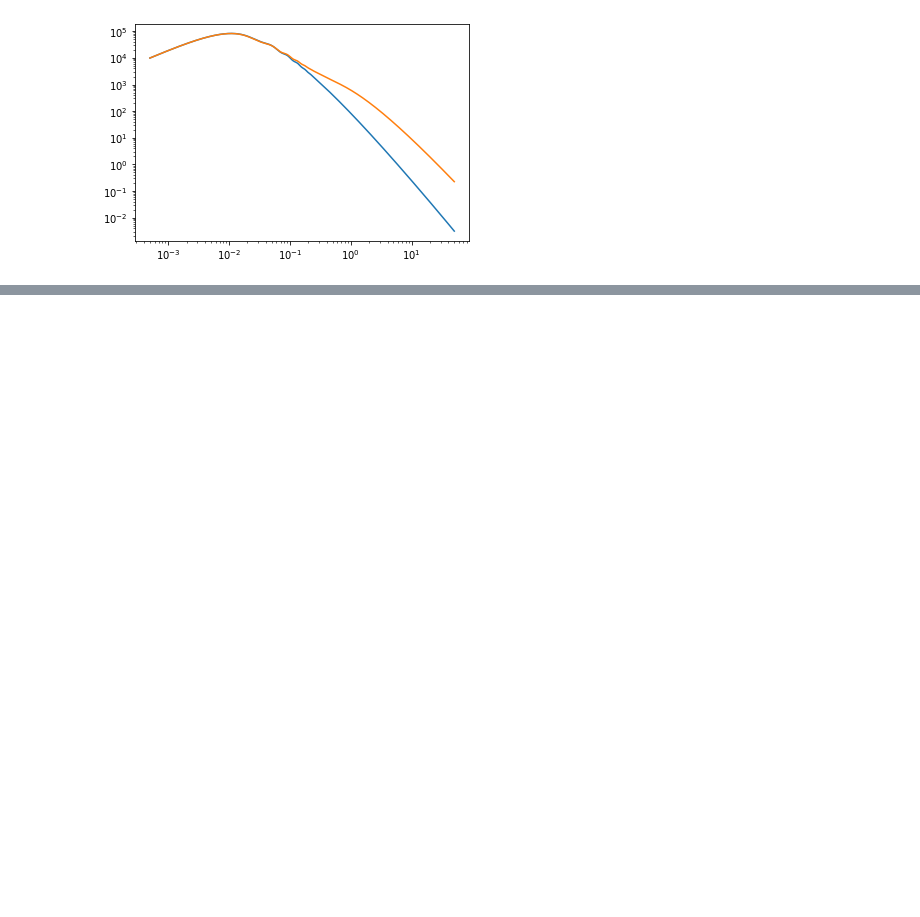
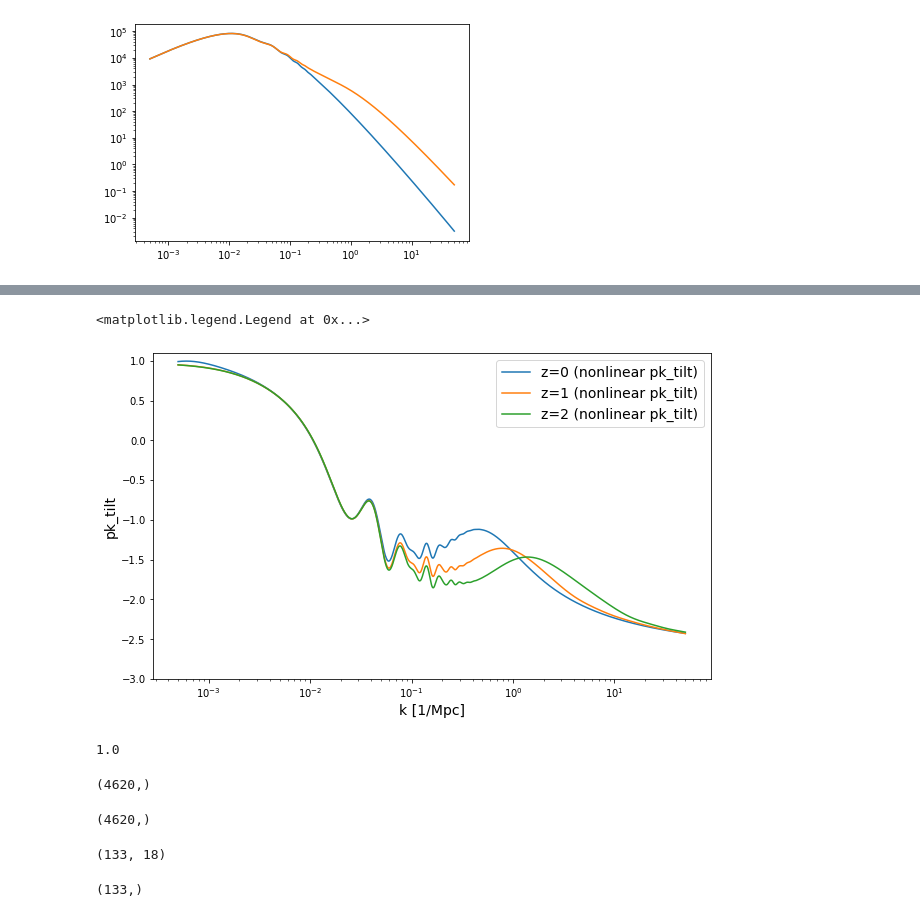
Before and after one commit to anikhalder/i3PCF, a Jupyter notebook: src/tests.ipynb, the cells around one changed output, grey strips where cells are left out. Cells and saved outputs as stored; diff of their text form; code cells hidden in the pictures; blank space fills up the shorter version.

```diff
--- a/src/tests.ipynb
+++ b/src/tests.ipynb
@@ -1165,0 +181,37 @@ np.savetxt('../data/nofz/DESY3_nofz/nofz_DESY3_source_SBIN4.tab', SBIN4)
+# %%
+plt.figure(figsize=(10,6))
+plt.plot(k_grid_points_ascending, pk_nonlinear_tilt_k_z_array[:,0], label='z=0 (nonlinear pk_tilt)')
+plt.plot(k_grid_points_ascending, pk_nonlinear_tilt_k_z_array[:,1], label='z=1 (nonlinear pk_tilt)')
+plt.plot(k_grid_points_ascending, pk_nonlinear_tilt_k_z_array[:,2], label='z=2 (nonlinear pk_tilt)')
+plt.xscale('log')
+plt.xlabel('k [1/Mpc]',fontsize=14)
+plt.ylabel('pk_tilt',fontsize=14)
+plt.ylim(-3.0,1.1)
+plt.legend(fontsize=14)
+# %% [output]
+<matplotlib.legend.Legend at 0x...>
+[figure, added]
+# %%
+cclass.scale_independent_growth_factor(0.0)
+# %% [output]
+1.0
+# %%
+cclass.get_background()['H [1/Mpc]'].shape
+# %% [output]
+(4620,)
+# %%
+cclass.get_background()['z'].shape
+# %% [output]
+(4620,)
+# %%
+# power spectra in the k,z grid
+
+cclass.get_pk_and_k_and_z()[0].shape
+# %% [output]
+(133, 18)
+# %%
+# k values at which the power spectrum is computed
+
+cclass.get_pk_and_k_and_z()[1].shape
+# %% [output]
+(133,)
```
Also changed, not shown: parts of 124 cells of this notebook, 1 other file.
